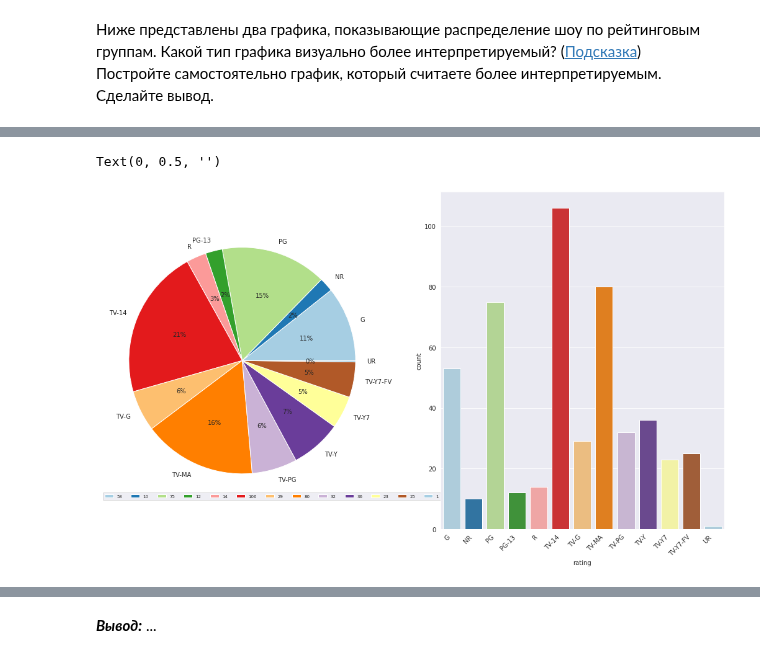
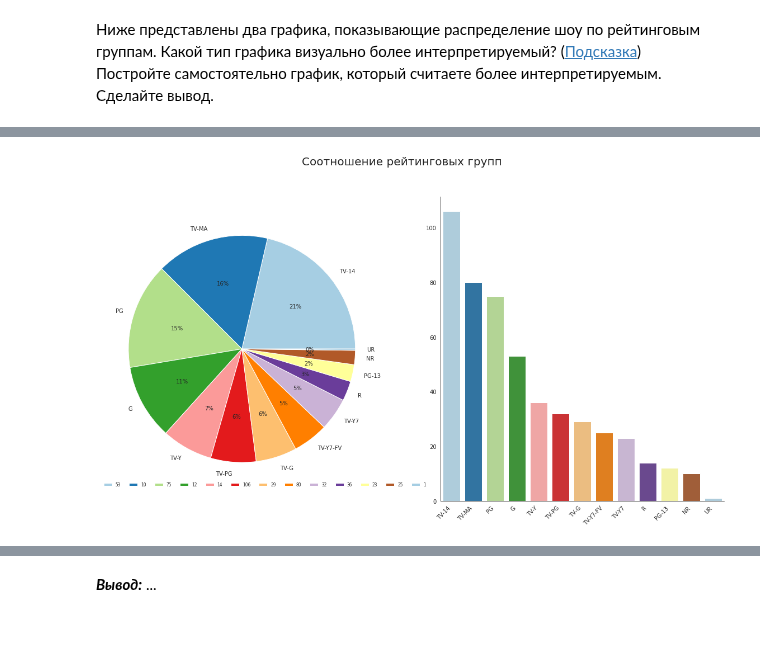
Before and after one commit to VorobyvEgor/Seminar_Sber, a Jupyter notebook: Projects/Егор_Воробьев_[Template]_Групповой_проект__Первичный_анализ_данных_.ipynb, the cells around one changed output, grey strips where cells are left out. Saved outputs shown, nothing was run; the diff lists cells and outputs as text; code cells hidden in the pictures; blank space fills up the shorter version.

```diff
--- a/Projects/Егор_Воробьев_[Template]_Групповой_проект__Первичный_анализ_данных_.ipynb
+++ b/Projects/Егор_Воробьев_[Template]_Групповой_проект__Первичный_анализ_данных_.ipynb
@@ -368,13 +393,24 @@ data_16_17.groupby('release year').agg({'user rating score': ('mean', 'count')})
 # %% [markdown]
 ![Charts](https://pp.userapi.com/c852024/v852024281/1a53b1/jSOsBIhxK3U.jpg)
 # %%
-fig, ax = plt.subplots(ncols=2, figsize=(18, 10))
-data.groupby('rating').size().sort_index().plot(kind='pie', autopct='%.0f%%', textprops={'fontsize': 10}, ax=ax[0], colors=sns.color_palette("Paired"))
-sns.countplot(data['rating'].sort_values(), palette="Paired", ax=ax[1])
+sns.set_style("white")
+fig, ax = plt.subplots(ncols=2, figsize=(20, 10))
+
+data.groupby('rating').size().sort_values(ascending=False).plot(kind='pie', autopct='%.0f%%',
+                                                                textprops={'fontsize': 10}, ax=ax[0], colors=sns.color_palette("Paired"))
+
+sns.countplot(data['rating'].sort_values(), palette="Paired", ax=ax[1], order=data['rating'].value_counts().index)
+
+sns.despine();
+
 labels = ax[1].get_xticklabels()
-plt.setp(labels, rotation=45, horizontalalignment='right');
-ax[0].legend(data.groupby('rating').size(), loc='lower left', ncol=13, fontsize=7)
+plt.setp(labels, rotation=45, horizontalalignment='right')
+ax[0].legend(data.groupby('rating').size(), loc='lower left', ncol=13, fontsize=7.5, frameon=False)
 ax[0].set_ylabel(None)
+
+ax[1].set_ylabel(None)
+ax[1].set_xlabel(None)
+
+fig.suptitle("Соотношение рейтинговых групп", size=20);
 # %% [output]
-Text(0, 0.5, '')
-[figure, old version]
+[figure, new version]
```
Also changed, not shown: parts of 42 cells of this notebook.
